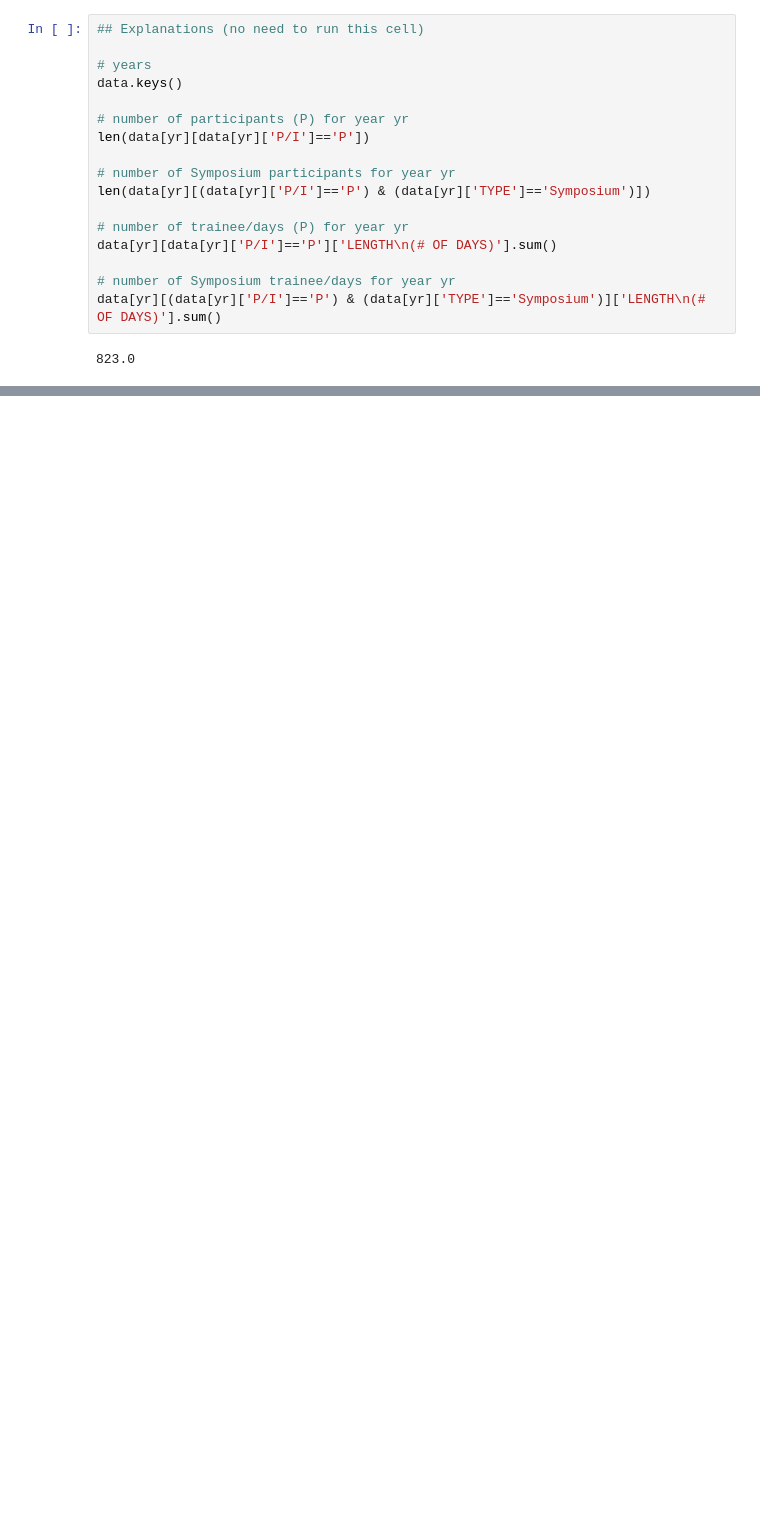
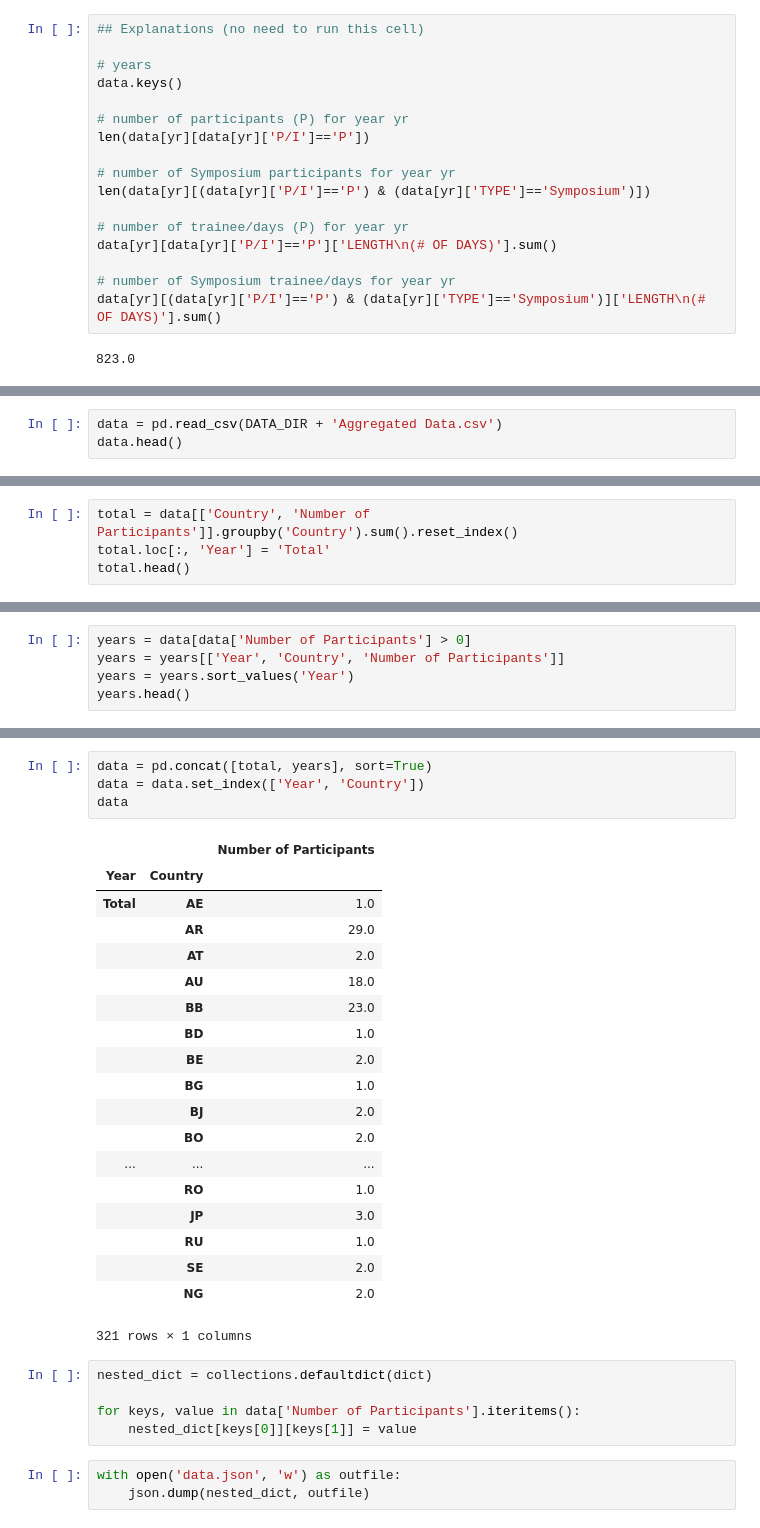
Before and after one commit to charlottegiseleweil/natcap-training-viz, a Jupyter notebook: Preprocessing/Processing.ipynb, the cells around one changed output, grey strips where cells are left out. Saved outputs shown, nothing was run; the diff lists cells and outputs as text; blank space fills up the shorter version.

```diff
--- a/Preprocessing/Processing.ipynb
+++ b/Preprocessing/Processing.ipynb
@@ -263,0 +266,3 @@ attendanceTD
+# %%
+data = pd.read_csv(DATA_DIR + 'Aggregated Data.csv')
+data.head()
@@ -263,0 +276,4 @@ attendanceTD
+# %%
+total = data[['Country', 'Number of Participants']].groupby('Country').sum().reset_index()
+total.loc[:, 'Year'] = 'Total'
+total.head()
@@ -263,0 +287,5 @@ attendanceTD
+# %%
+years = data[data['Number of Participants'] > 0]
+years = years[['Year', 'Country', 'Number of Participants']]
+years = years.sort_values('Year')
+years.head()
@@ -263,0 +299,32 @@ attendanceTD
+# %%
+data = pd.concat([total, years], sort=True)
+data = data.set_index(['Year', 'Country'])
+data
+# %% [output]
+|  |  | Number of Participants |
+| Year | Country |  |
+| Total | AE | 1.0 |
+|  | AR | 29.0 |
+|  | AT | 2.0 |
+|  | AU | 18.0 |
+|  | BB | 23.0 |
+|  | BD | 1.0 |
+|  | BE | 2.0 |
+|  | BG | 1.0 |
+|  | BJ | 2.0 |
+|  | BO | 2.0 |
+| ... | ... | ... |
+|  | RO | 1.0 |
+|  | JP | 3.0 |
+|  | RU | 1.0 |
+|  | SE | 2.0 |
+|  | NG | 2.0 |
+321 rows × 1 columns
+# %%
+nested_dict = collections.defaultdict(dict)
+
+for keys, value in data['Number of Participants'].iteritems():
+    nested_dict[keys[0]][keys[1]] = value
+# %%
+with open('data.json', 'w') as outfile:
+    json.dump(nested_dict, outfile)
```
Also changed, not shown: parts of 4 cells of this notebook, 9 other files.
